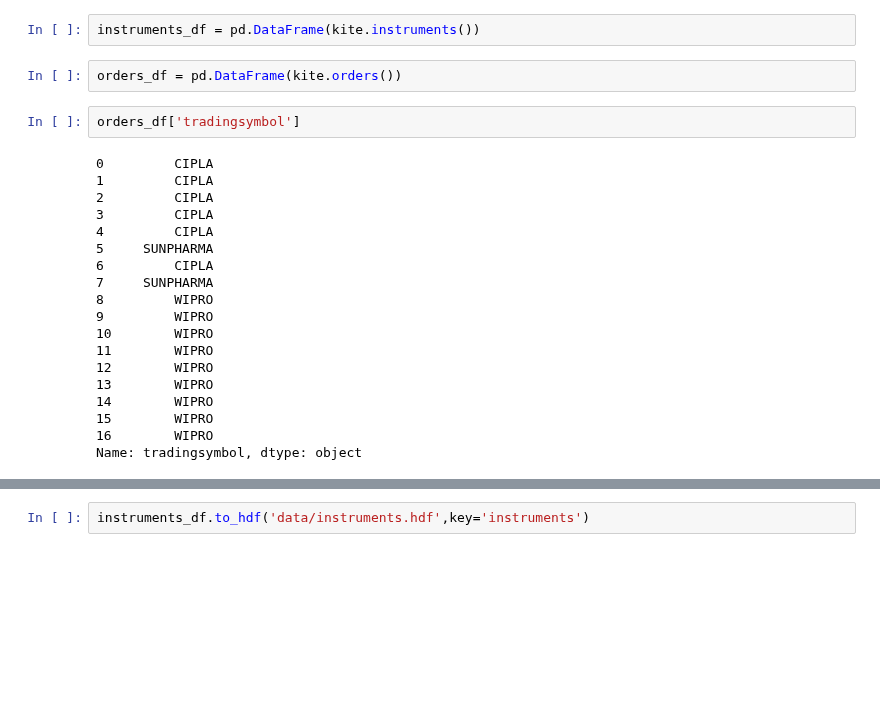
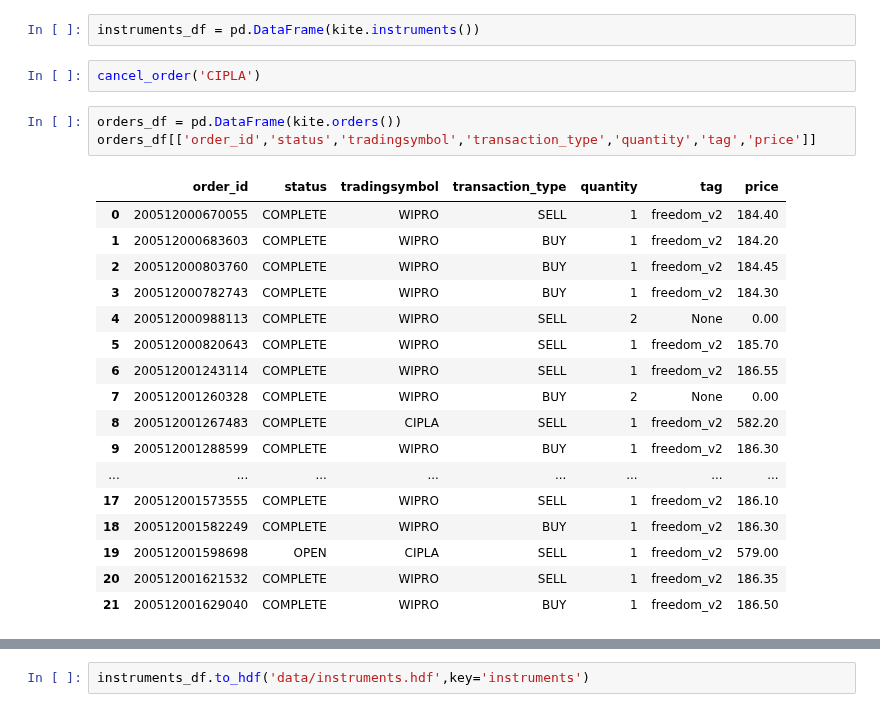
Before and after one commit to suhansaha/algotrader, a Jupyter notebook: src/freedom_v2_unit_test.ipynb, the cells around one changed output, grey strips where cells are left out. Drawn from its saved outputs; the diff is of its cells as text; blank space fills up the shorter version.

```diff
--- a/src/freedom_v2_unit_test.ipynb
+++ b/src/freedom_v2_unit_test.ipynb
@@ -388,26 +388,26 @@ kite.profile()
  'meta': {'demat_consent': 'physical'}}
 # %%
 instruments_df = pd.DataFrame(kite.instruments())
+# %%
+cancel_order('CIPLA')
 # %%
 orders_df = pd.DataFrame(kite.orders())
+orders_df[['order_id','status','tradingsymbol','transaction_type','quantity','tag','price']]
+# %% [output]
+|  | order_id | status | tradingsymbol | transaction_type | quantity | tag | price |
+| 0 | 200512000670055 | COMPLETE | WIPRO | SELL | 1 | freedom_v2 | 184.40 |
+| 1 | 200512000683603 | COMPLETE | WIPRO | BUY | 1 | freedom_v2 | 184.20 |
+| 2 | 200512000803760 | COMPLETE | WIPRO | BUY | 1 | freedom_v2 | 184.45 |
+| 3 | 200512000782743 | COMPLETE | WIPRO | BUY | 1 | freedom_v2 | 184.30 |
+| 4 | 200512000988113 | COMPLETE | WIPRO | SELL | 2 | None | 0.00 |
+| 5 | 200512000820643 | COMPLETE | WIPRO | SELL | 1 | freedom_v2 | 185.70 |
+| 6 | 200512001243114 | COMPLETE | WIPRO | SELL | 1 | freedom_v2 | 186.55 |
+| 7 | 200512001260328 | COMPLETE | WIPRO | BUY | 2 | None | 0.00 |
+| 8 | 200512001267483 | COMPLETE | CIPLA | SELL | 1 | freedom_v2 | 582.20 |
+| 9 | 200512001288599 | COMPLETE | WIPRO | BUY | 1 | freedom_v2 | 186.30 |
+| ... | ... | ... | ... | ... | ... | ... | ... |
+| 17 | 200512001573555 | COMPLETE | WIPRO | SELL | 1 | freedom_v2 | 186.10 |
+| 18 | 200512001582249 | COMPLETE | WIPRO | BUY | 1 | freedom_v2 | 186.30 |
+| 19 | 200512001598698 | OPEN | CIPLA | SELL | 1 | freedom_v2 | 579.00 |
+| 20 | 200512001621532 | COMPLETE | WIPRO | SELL | 1 | freedom_v2 | 186.35 |
+| 21 | 200512001629040 | COMPLETE | WIPRO | BUY | 1 | freedom_v2 | 186.50 |
-# %%
-orders_df['tradingsymbol']
-# %% [output]
-0         CIPLA
-1         CIPLA
-2         CIPLA
-3         CIPLA
-4         CIPLA
-5     SUNPHARMA
-6         CIPLA
-7     SUNPHARMA
-8         WIPRO
-9         WIPRO
-10        WIPRO
-11        WIPRO
-12        WIPRO
-13        WIPRO
-14        WIPRO
-15        WIPRO
-16        WIPRO
-Name: tradingsymbol, dtype: object
```
Also changed, not shown: parts of 33 cells of this notebook, 4 other files.
